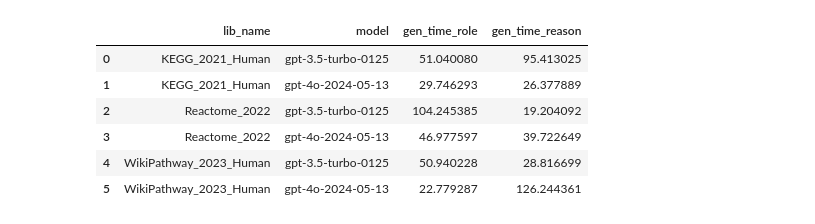
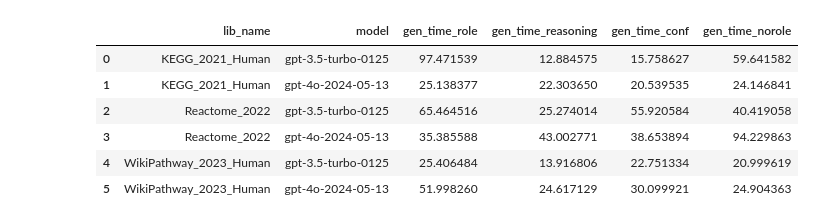
Before and after one commit to Alector-BIO/llm2geneset, a Jupyter notebook: notebooks/1_genes_overlap_outs.ipynb, the cells around one changed output. Drawn from its saved outputs; the diff is of its cells as text; code cells hidden in the pictures.

Commit message:
added generated gene sets for current experiments

```diff
--- a/notebooks/1_genes_overlap_outs.ipynb
+++ b/notebooks/1_genes_overlap_outs.ipynb
@@ -19,26 +34,49 @@ gene_sets = ["llm_genes_role", "llm_genes_norole", "llm_genes_reason", "llm_ense
+# %%
+# Use ensemble generations to define gene sets.
+for model in models:
+    for lib_name in lib_names:
+        with open("libs_human/" + model + "/" + lib_name + ".json") as f:
+            gen_res = json.load(f)
+
+        # Append separate generations together.
+        llm_genes = []
+        for i in range(4):
+            llm_genes.append(gen_res["llm_ensemble_" + str(i)])
+
+        # Generate ensembled set.
+        llm_ensembled = llm2geneset.ensemble_genes(gen_res["descr_cleaned"], llm_genes, 2)
+
+        # Add ensembled results.
+        gen_res["llm_ensembled"] = llm_ensembled
+
+        with open('libs_human/' + model + '/' + lib_name + '.json', 'w') as json_file:
+            json.dump(gen_res, json_file, indent=4)
 # %%
 # Output table with generation times.
 gen_time_table = []
 for lib_name in lib_names:
     for model in models:
         with open("libs_human/" + model + "/" + lib_name + ".json") as f:
             gen_res = json.load(f)
-        gen_time_table.append({"lib_name": lib_name,
-         "model": model,
-         "gen_time_role": gen_res["gen_time_role"],
-         "gen_time_reason": gen_res["gen_time_reason"]
-        })
+        x = {"lib_name": lib_name,
+             "model": model,
+             "gen_time_role": gen_res["gen_time_role"],
+             "gen_time_reasoning": gen_res["gen_time_reasoning"],
+             "gen_time_conf": gen_res["gen_time_conf"],
+             "gen_time_norole": gen_res["gen_time_norole"]
+        }
+        gen_time_table.append(x)
 df = pd.DataFrame(gen_time_table)
 df.to_csv("gen_time.tsv",sep="\t",index=None)
 df
 # %% [output]
-|  | lib_name | model | gen_time_role | gen_time_reason |
-| 0 | KEGG_2021_Human | gpt-3.5-turbo-0125 | 51.040080 | 95.413025 |
-| 1 | KEGG_2021_Human | gpt-4o-2024-05-13 | 29.746293 | 26.377889 |
-| 2 | Reactome_2022 | gpt-3.5-turbo-0125 | 104.245385 | 19.204092 |
-| 3 | Reactome_2022 | gpt-4o-2024-05-13 | 46.977597 | 39.722649 |
-| 4 | WikiPathway_2023_Human | gpt-3.5-turbo-0125 | 50.940228 | 28.816699 |
-| 5 | WikiPathway_2023_Human | gpt-4o-2024-05-13 | 22.779287 | 126.244361 |
+|  | lib_name | model | gen_time_role | gen_time_reasoning | gen_time_conf | gen_time_norole |
+| 0 | KEGG_2021_Human | gpt-3.5-turbo-0125 | 97.471539 | 12.884575 | 15.758627 | 59.641582 |
+| 1 | KEGG_2021_Human | gpt-4o-2024-05-13 | 25.138377 | 22.303650 | 20.539535 | 24.146841 |
+| 2 | Reactome_2022 | gpt-3.5-turbo-0125 | 65.464516 | 25.274014 | 55.920584 | 40.419058 |
+| 3 | Reactome_2022 | gpt-4o-2024-05-13 | 35.385588 | 43.002771 | 38.653894 | 94.229863 |
+| 4 | WikiPathway_2023_Human | gpt-3.5-turbo-0125 | 25.406484 | 13.916806 | 22.751334 | 20.999619 |
+| 5 | WikiPathway_2023_Human | gpt-4o-2024-05-13 | 51.998260 | 24.617129 | 30.099921 | 24.904363 |
 # %%
 hgcn_symbols = pd.read_csv("hgnc_symbols.txt", sep="\t", header=None)[0].tolist()
 hgcn_symbols = set(hgcn_symbols)
```
Also changed, not shown: parts of 7 cells of this notebook, 7 other files.
